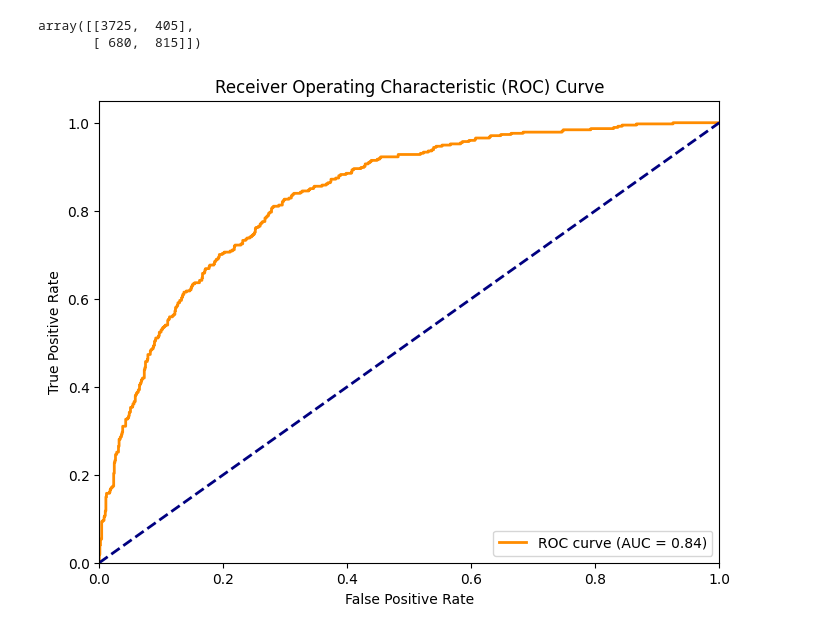
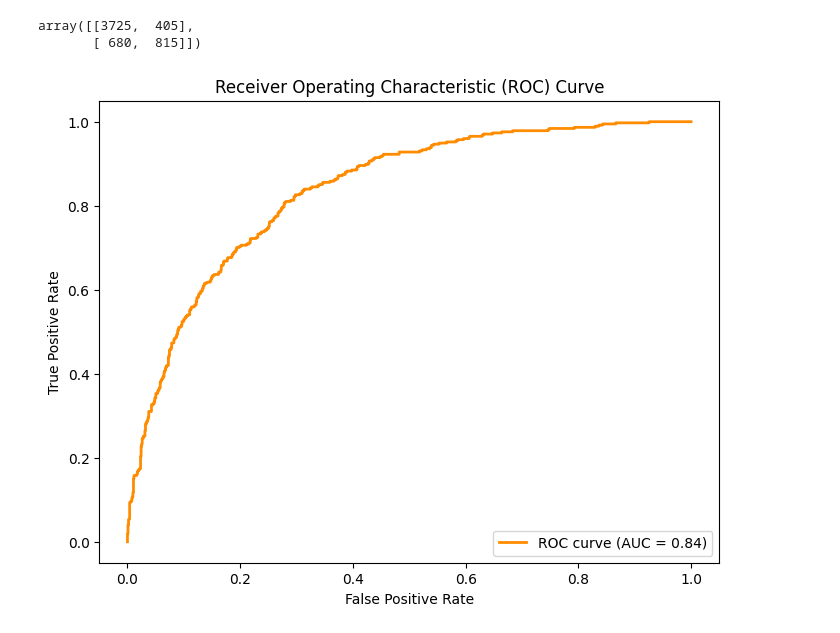
Before and after one commit to szm5417/szm5417, a Jupyter notebook: 2348551_Lab5.ipynb, the cells around one changed output. Cells and saved outputs as stored; diff of their text form; code cells hidden in the pictures.

```diff
--- a/2348551_Lab5.ipynb
+++ b/2348551_Lab5.ipynb
@@ -176,26 +177,14 @@ array([[3725,  405],
        [ 680,  815]])
 # %%
 from sklearn.metrics import roc_curve, roc_auc_score
-
-# Make predictions on the testing data
 Y_test_pred_prob = model.predict_proba(X_test)[:, 1]
-
-# Calculate ROC curve
 fpr, tpr, thresholds = roc_curve(Y_test, Y_test_pred_prob)
-
-# Calculate AUC
-roc_auc = roc_auc_score(Y_test, Y_test_pred_prob)
-
-# Plot the ROC curve
 plt.figure(figsize=(8, 6))
 plt.plot(fpr, tpr, color='darkorange', lw=2, label=f'ROC curve (AUC = {roc_auc:.2f})')
-plt.plot([0, 1], [0, 1], color='navy', lw=2, linestyle='--')
-plt.xlim([0.0, 1.0])
-plt.ylim([0.0, 1.05])
 plt.xlabel('False Positive Rate')
 plt.ylabel('True Positive Rate')
 plt.title('Receiver Operating Characteristic (ROC) Curve')
 plt.legend(loc='lower right')
 plt.show()
 # %% [output]
-[figure, old version]
+[figure, new version]
```
Also changed, not shown: parts of 4 cells of this notebook.
